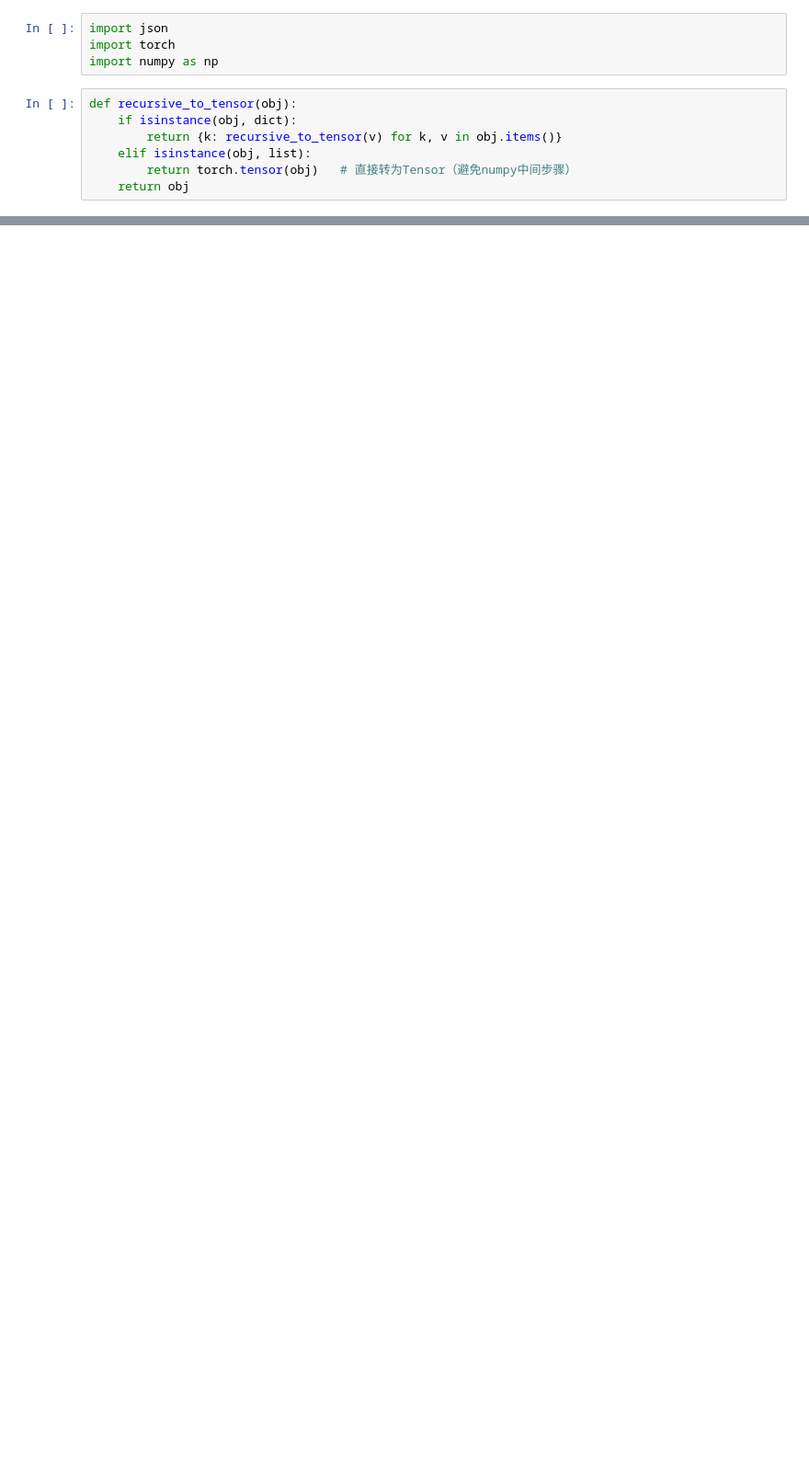
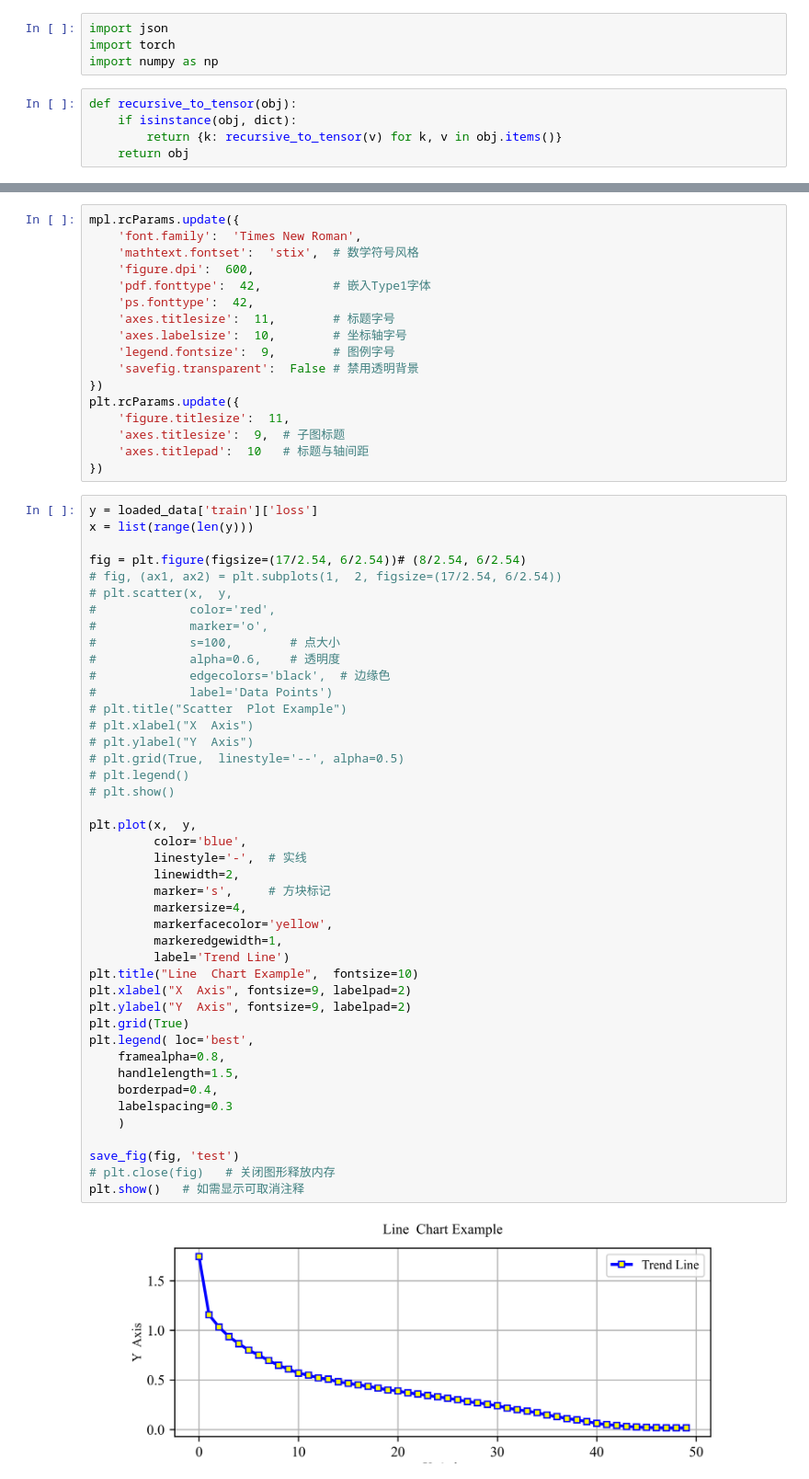
Before and after one commit to eeyzs1/CV_RTS, a Jupyter notebook: data_processing.ipynb, the cells around one changed output, grey strips where cells are left out. Shown at 92% size. Cells and saved outputs as stored; diff of their text form; blank space fills up the shorter version.

Commit message:
add data processing and some results

```diff
--- a/data_processing.ipynb
+++ b/data_processing.ipynb
@@ -10,8 +12,6 @@ import numpy as np
 def recursive_to_tensor(obj):
     if isinstance(obj, dict):
         return {k: recursive_to_tensor(v) for k, v in obj.items()}
-    elif isinstance(obj, list):
-        return torch.tensor(obj)   # 直接转为Tensor（避免numpy中间步骤）
     return obj
 # %%
 
@@ -31,0 +75,62 @@ print(loaded_data)
+# %%
+mpl.rcParams.update({
+    'font.family':  'Times New Roman',
+    'mathtext.fontset':  'stix',  # 数学符号风格
+    'figure.dpi':  600,
+    'pdf.fonttype':  42,          # 嵌入Type1字体
+    'ps.fonttype':  42,
+    'axes.titlesize':  11,        # 标题字号
+    'axes.labelsize':  10,        # 坐标轴字号
+    'legend.fontsize':  9,        # 图例字号
+    'savefig.transparent':  False # 禁用透明背景
+})
+plt.rcParams.update({
+    'figure.titlesize':  11,
+    'axes.titlesize':  9,  # 子图标题
+    'axes.titlepad':  10   # 标题与轴间距
+})
+# %%
+y = loaded_data['train']['loss']
+x = list(range(len(y)))
+
+fig = plt.figure(figsize=(17/2.54, 6/2.54))# (8/2.54, 6/2.54)
+# fig, (ax1, ax2) = plt.subplots(1,  2, figsize=(17/2.54, 6/2.54))
+# plt.scatter(x,  y,
+#             color='red',
+#             marker='o',
+#             s=100,        # 点大小
+#             alpha=0.6,    # 透明度
+#             edgecolors='black',  # 边缘色
+#             label='Data Points')
+# plt.title("Scatter  Plot Example")
+# plt.xlabel("X  Axis")
+# plt.ylabel("Y  Axis")
+# plt.grid(True,  linestyle='--', alpha=0.5)
+# plt.legend()
+# plt.show()
+
+plt.plot(x,  y,
+         color='blue',
+         linestyle='-',  # 实线
+         linewidth=2,
+         marker='s',     # 方块标记
+         markersize=4,
+         markerfacecolor='yellow',
+         markeredgewidth=1,
+         label='Trend Line')
+plt.title("Line  Chart Example",  fontsize=10)
+plt.xlabel("X  Axis", fontsize=9, labelpad=2)
+plt.ylabel("Y  Axis", fontsize=9, labelpad=2)
+plt.grid(True)
+plt.legend( loc='best',
+    framealpha=0.8,
+    handlelength=1.5,
+    borderpad=0.4,
+    labelspacing=0.3
+    )
+
+save_fig(fig, 'test')
+# plt.close(fig)   # 关闭图形释放内存
+plt.show()   # 如需显示可取消注释
+# %% [output]
+[figure, added]
```
Also changed, not shown: parts of 15 cells of this notebook, 29 other files.
